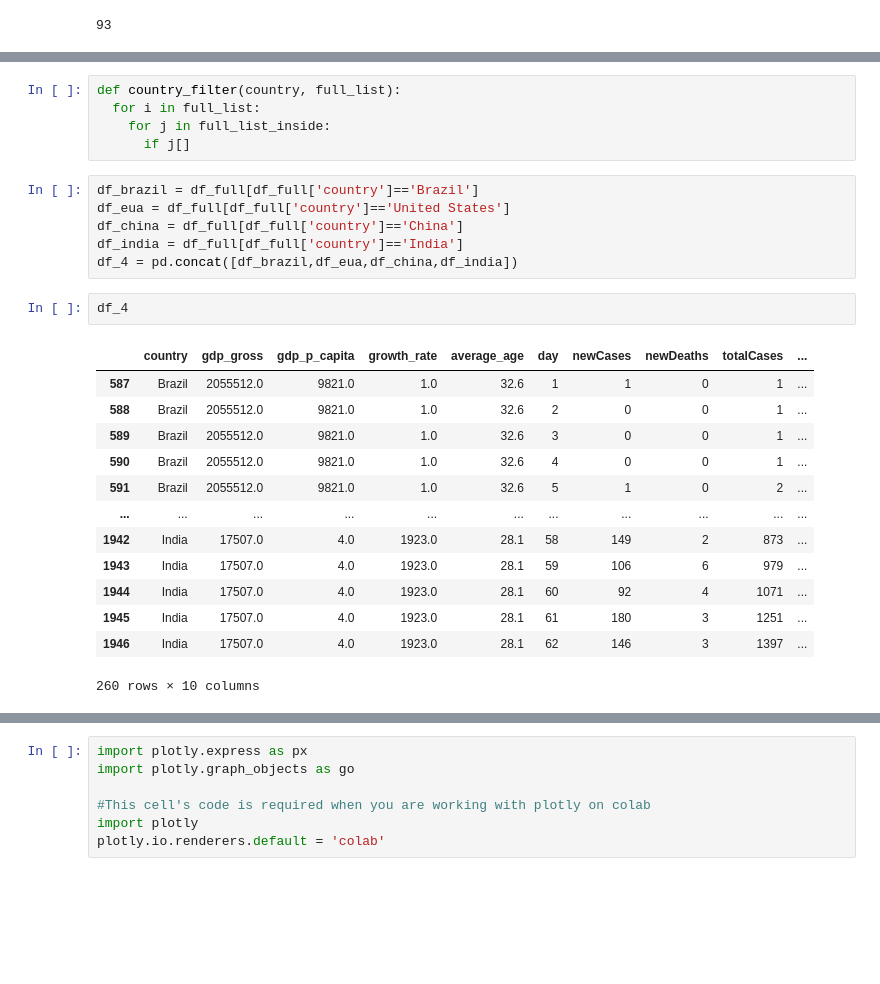
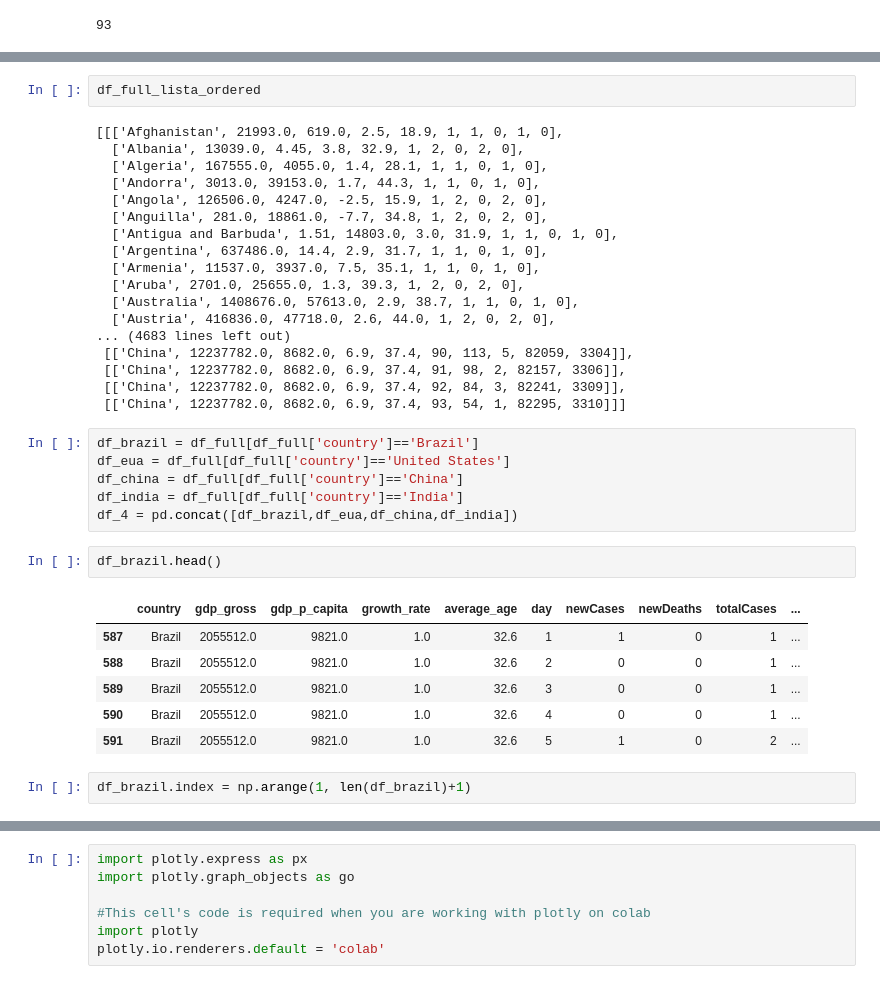
Before and after one commit to marcelounb/DeepLearning, a Jupyter notebook: Covid19.ipynb, the cells around one changed output, grey strips where cells are left out. Saved outputs shown, nothing was run; the diff lists cells and outputs as text; blank space fills up the shorter version.

```diff
--- a/Covid19.ipynb
+++ b/Covid19.ipynb
@@ -234,27 +219,37 @@ df_full_lista_ordered[71]  # 50th day
-# %%
-def country_filter(country, full_list):
-  for i in full_list:
-    for j in full_list_inside:
-      if j[]
+# %%
+df_full_lista_ordered
+# %% [output]
+[[['Afghanistan', 21993.0, 619.0, 2.5, 18.9, 1, 1, 0, 1, 0],
+  ['Albania', 13039.0, 4.45, 3.8, 32.9, 1, 2, 0, 2, 0],
+  ['Algeria', 167555.0, 4055.0, 1.4, 28.1, 1, 1, 0, 1, 0],
+  ['Andorra', 3013.0, 39153.0, 1.7, 44.3, 1, 1, 0, 1, 0],
+  ['Angola', 126506.0, 4247.0, -2.5, 15.9, 1, 2, 0, 2, 0],
+  ['Anguilla', 281.0, 18861.0, -7.7, 34.8, 1, 2, 0, 2, 0],
+  ['Antigua and Barbuda', 1.51, 14803.0, 3.0, 31.9, 1, 1, 0, 1, 0],
+  ['Argentina', 637486.0, 14.4, 2.9, 31.7, 1, 1, 0, 1, 0],
+  ['Armenia', 11537.0, 3937.0, 7.5, 35.1, 1, 1, 0, 1, 0],
+  ['Aruba', 2701.0, 25655.0, 1.3, 39.3, 1, 2, 0, 2, 0],
+  ['Australia', 1408676.0, 57613.0, 2.9, 38.7, 1, 1, 0, 1, 0],
+  ['Austria', 416836.0, 47718.0, 2.6, 44.0, 1, 2, 0, 2, 0],
+... (4683 lines left out)
+ [['China', 12237782.0, 8682.0, 6.9, 37.4, 90, 113, 5, 82059, 3304]],
+ [['China', 12237782.0, 8682.0, 6.9, 37.4, 91, 98, 2, 82157, 3306]],
+ [['China', 12237782.0, 8682.0, 6.9, 37.4, 92, 84, 3, 82241, 3309]],
+ [['China', 12237782.0, 8682.0, 6.9, 37.4, 93, 54, 1, 82295, 3310]]]
 # %%
 df_brazil = df_full[df_full['country']=='Brazil']
 df_eua = df_full[df_full['country']=='United States']
 df_china = df_full[df_full['country']=='China']
 df_india = df_full[df_full['country']=='India']
 df_4 = pd.concat([df_brazil,df_eua,df_china,df_india])
-# %%
-df_4
-# %% [output]
-|  | country | gdp_gross | gdp_p_capita | growth_rate | average_age | day | newCases | newDeaths | totalCases | ... |
-| 587 | Brazil | 2055512.0 | 9821.0 | 1.0 | 32.6 | 1 | 1 | 0 | 1 | ... |
-| 588 | Brazil | 2055512.0 | 9821.0 | 1.0 | 32.6 | 2 | 0 | 0 | 1 | ... |
-| 589 | Brazil | 2055512.0 | 9821.0 | 1.0 | 32.6 | 3 | 0 | 0 | 1 | ... |
-| 590 | Brazil | 2055512.0 | 9821.0 | 1.0 | 32.6 | 4 | 0 | 0 | 1 | ... |
-| 591 | Brazil | 2055512.0 | 9821.0 | 1.0 | 32.6 | 5 | 1 | 0 | 2 | ... |
-| ... | ... | ... | ... | ... | ... | ... | ... | ... | ... | ... |
-| 1942 | India | 17507.0 | 4.0 | 1923.0 | 28.1 | 58 | 149 | 2 | 873 | ... |
-| 1943 | India | 17507.0 | 4.0 | 1923.0 | 28.1 | 59 | 106 | 6 | 979 | ... |
-| 1944 | India | 17507.0 | 4.0 | 1923.0 | 28.1 | 60 | 92 | 4 | 1071 | ... |
-| 1945 | India | 17507.0 | 4.0 | 1923.0 | 28.1 | 61 | 180 | 3 | 1251 | ... |
-| 1946 | India | 17507.0 | 4.0 | 1923.0 | 28.1 | 62 | 146 | 3 | 1397 | ... |
-260 rows × 10 columns
+# %%
+df_brazil.head()
+# %% [output]
+|  | country | gdp_gross | gdp_p_capita | growth_rate | average_age | day | newCases | newDeaths | totalCases | ... |
+| 587 | Brazil | 2055512.0 | 9821.0 | 1.0 | 32.6 | 1 | 1 | 0 | 1 | ... |
+| 588 | Brazil | 2055512.0 | 9821.0 | 1.0 | 32.6 | 2 | 0 | 0 | 1 | ... |
+| 589 | Brazil | 2055512.0 | 9821.0 | 1.0 | 32.6 | 3 | 0 | 0 | 1 | ... |
+| 590 | Brazil | 2055512.0 | 9821.0 | 1.0 | 32.6 | 4 | 0 | 0 | 1 | ... |
+| 591 | Brazil | 2055512.0 | 9821.0 | 1.0 | 32.6 | 5 | 1 | 0 | 2 | ... |
+# %%
+df_brazil.index = np.arange(1, len(df_brazil)+1)
```
Also changed, not shown: parts of 4 cells of this notebook.
